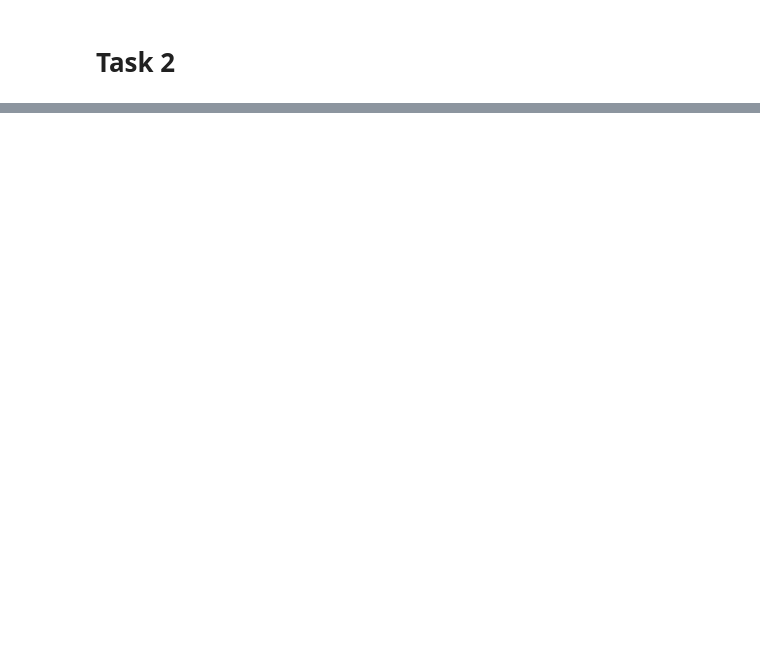
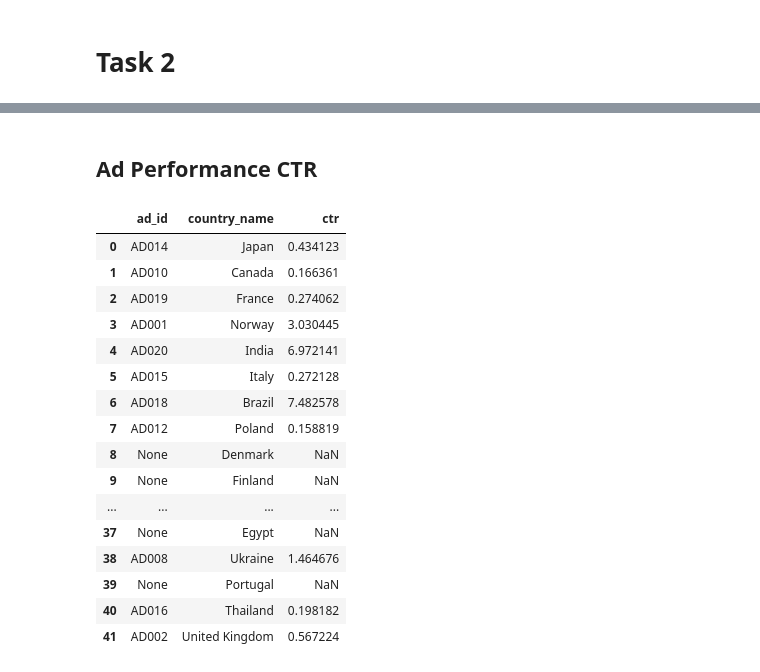
Before and after one commit to Mattis3858/datamodel_midterm_exam, a Jupyter notebook: midterm_exam.ipynb, the cells around one changed output, grey strips where cells are left out. Drawn from its saved outputs; the diff is of its cells as text; code cells hidden in the pictures; blank space fills up the shorter version.

```diff
--- a/midterm_exam.ipynb
+++ b/midterm_exam.ipynb
@@ -175,0 +301,47 @@ print("integrated_query completed.")
+# %% [markdown]
+## Ad Performance CTR
+# %%
+# SQL query for CTR Calculation
+query_ctr_calculation = f"""
+WITH CTRs AS (
+    SELECT
+        ad_id,
+        country_name,
+        SAFE_DIVIDE(SUM(clicks), NULLIF(SUM(impressions), 0)) AS ctr
+    FROM
+        `{project_id}.{dataset_id}.integrated_ad_analysis`
+    GROUP BY
+        ad_id, country_name
+)
+SELECT
+    ad_id,
+    country_name,
+    ctr
+FROM
+    CTRs;
+"""
+
+# Execute the query for CTR calculation
+query_job_ctr_calculation = bigquery_client.query(query_ctr_calculation)
+
+# Convert results to a Pandas DataFrame
+df_ctr_calculation = query_job_ctr_calculation.to_dataframe()
+df_ctr_calculation
+# %% [output]
+|  | ad_id | country_name | ctr |
+| 0 | AD014 | Japan | 0.434123 |
+| 1 | AD010 | Canada | 0.166361 |
+| 2 | AD019 | France | 0.274062 |
+| 3 | AD001 | Norway | 3.030445 |
+| 4 | AD020 | India | 6.972141 |
+| 5 | AD015 | Italy | 0.272128 |
+| 6 | AD018 | Brazil | 7.482578 |
+| 7 | AD012 | Poland | 0.158819 |
+| 8 | None | Denmark | NaN |
+| 9 | None | Finland | NaN |
+| ... | ... | ... | ... |
+| 37 | None | Egypt | NaN |
+| 38 | AD008 | Ukraine | 1.464676 |
+| 39 | None | Portugal | NaN |
+| 40 | AD016 | Thailand | 0.198182 |
+| 41 | AD002 | United Kingdom | 0.567224 |
```
Also changed, not shown: parts of 19 cells of this notebook.
